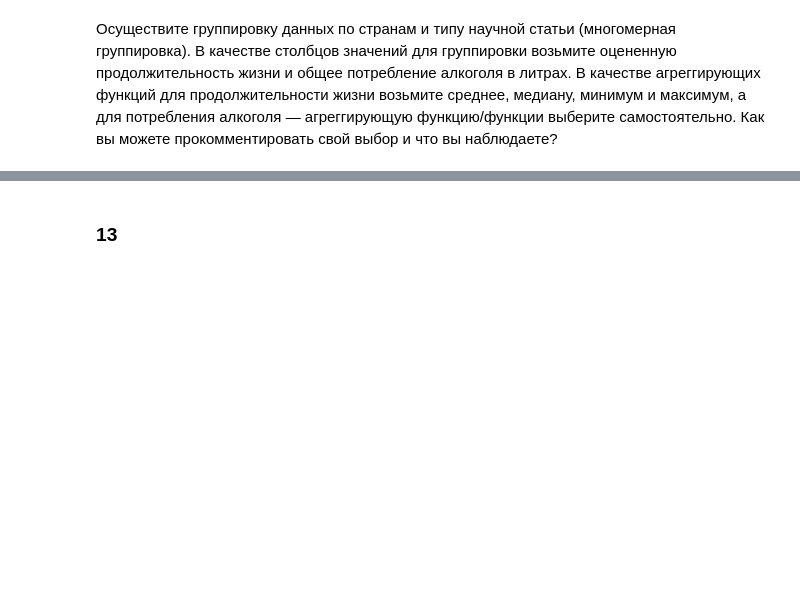
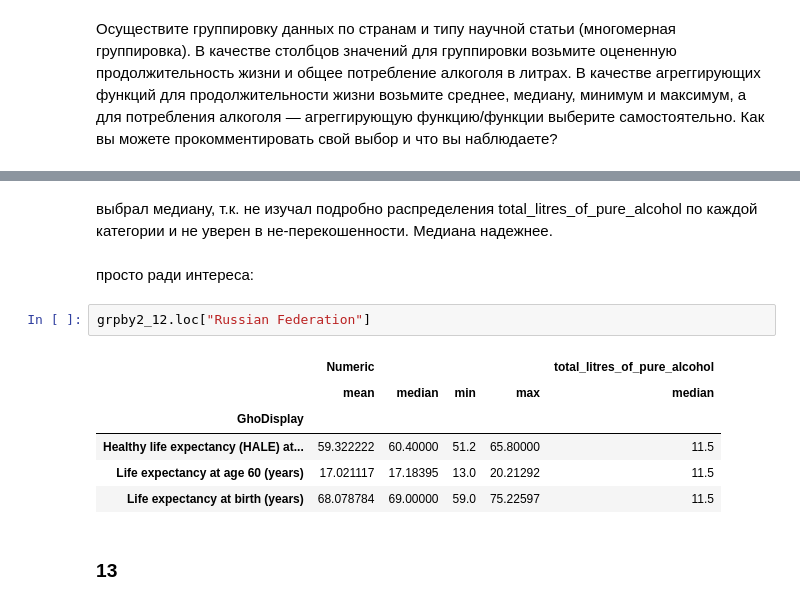
Before and after one commit to wrapper228/ml_hse, a Jupyter notebook: hw1/HW1_Андрей_Атаманюк.ipynb, the cells around one changed output, grey strips where cells are left out. Drawn from its saved outputs; the diff is of its cells as text; blank space fills up the shorter version.

```diff
--- a/hw1/HW1_Андрей_Атаманюк.ipynb
+++ b/hw1/HW1_Андрей_Атаманюк.ipynb
@@ -1032,3 +1057,16 @@ df
+# %% [markdown]
+выбрал медиану, т.к. не изучал подробно распределения total_litres_of_pure_alcohol по каждой категории и не уверен в не-перекошенности. Медиана надежнее.
+# %% [markdown]
+просто ради интереса:
+# %%
+grpby2_12.loc["Russian Federation"]
+# %% [output]
+|  | Numeric |  |  |  | total_litres_of_pure_alcohol |
+|  | mean | median | min | max | median |
+| GhoDisplay |  |  |  |  |  |
+| Healthy life expectancy (HALE) at... | 59.322222 | 60.40000 | 51.2 | 65.80000 | 11.5 |
+| Life expectancy at age 60 (years) | 17.021117 | 17.18395 | 13.0 | 20.21292 | 11.5 |
+| Life expectancy at birth (years) | 68.078784 | 69.00000 | 59.0 | 75.22597 | 11.5 |
 # %% [markdown]
 ### 13
 # %% [markdown]
```
Also changed, not shown: parts of 3 cells of this notebook.
